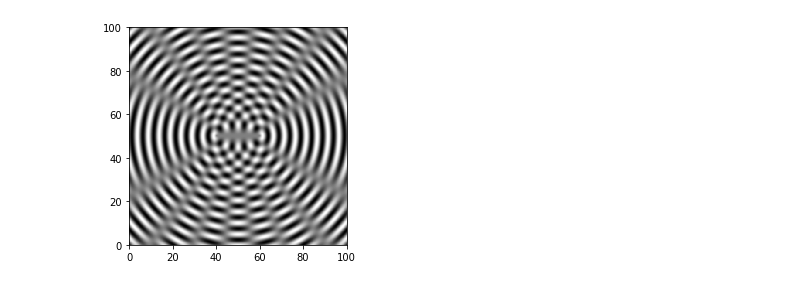
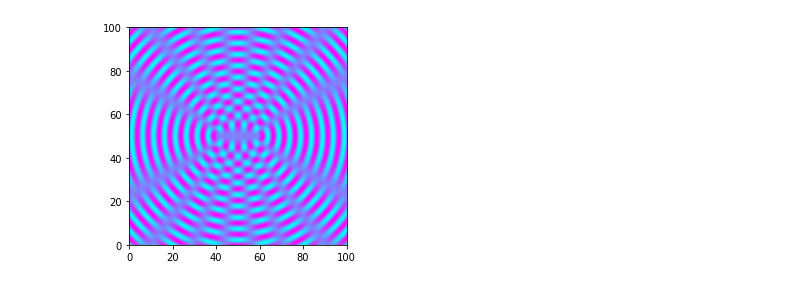
Before and after one commit to andres050212/kingwolf, a Jupyter notebook: Otro programa de interferencia.ipynb, the cells around one changed output. Cells and saved outputs as stored; diff of their text form; code cells hidden in the pictures.

```diff
--- a/Otro programa de interferencia.ipynb
+++ b/Otro programa de interferencia.ipynb
@@ -1,38 +1,39 @@
 # %%
 from math import sqrt,sin,pi
 from numpy import empty
-from pylab import imshow,gray,show
+from pylab import imshow,gray,show,hot,hsv,jet,cool,copper
+
 
 wavelength = 5.0
 k = 2*pi/wavelength
 xi0 = 1.0
 separation = 20.0      # Separation of centers in cm
 side = 100.0           # Side of the square in cm
-points = 500           # Number of grid points along each side
+points = 2000           # Number of grid points along each side
 spacing = side/points  # Spacing of points in cm
 
 
 # Calculate the positions of the centers of the circles
 x1 = side/2 + separation/2
 y1 = side/2
 x2 = side/2 - separation/2
 y2 = side/2
 
 # Make an array to store the heights
 xi = empty([points,points],float)
 
 # Calculate the values in the array
 for i in range(points):
     y = spacing*i
     for j in range(points):
         x = spacing*j
         r1 = sqrt((x-x1)**2+(y-y1)**2)
         r2 = sqrt((x-x2)**2+(y-y2)**2)
         xi[i,j] = xi0*sin(k*r1) + xi0*sin(k*r2)
 
 # Make the plot
 imshow(xi,origin="lower",extent=[0,side,0,side])
-gray()
+cool()
 show()
 # %% [output]
-[figure, old version]
+[figure, new version]
```
Also changed, not shown: 6 other files.
